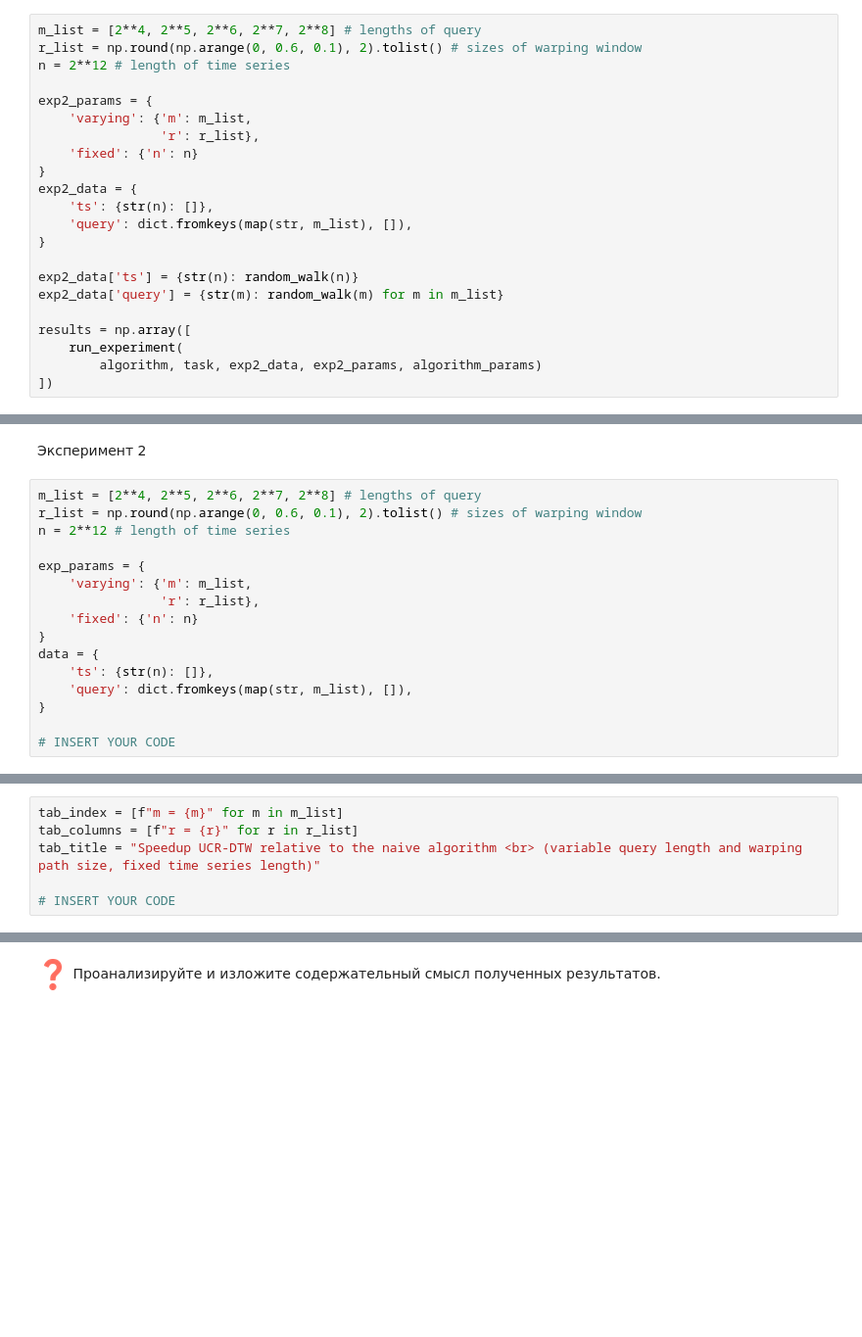
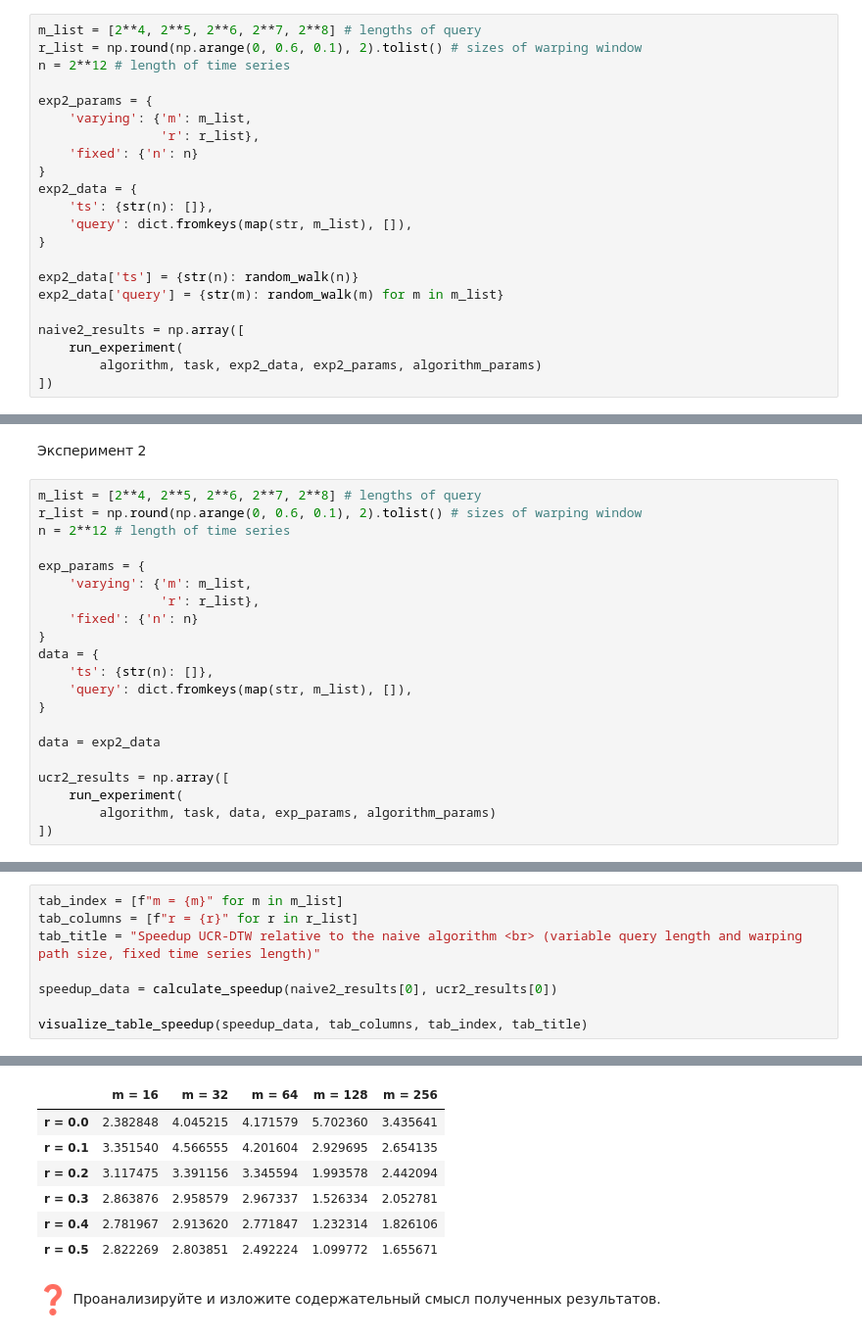
Before and after one commit to foghpp/2024-Ushakov-TimeSeriesCourse, a Jupyter notebook: practice/02 Similarity search/02 Similarity search.ipynb, the cells around one changed output, grey strips where cells are left out. Shown at 98% size. Saved outputs shown, nothing was run; the diff lists cells and outputs as text; blank space fills up the shorter version.

```diff
--- a/practice/02 Similarity search/02 Similarity search.ipynb
+++ b/practice/02 Similarity search/02 Similarity search.ipynb
@@ -451,7 +449,7 @@ exp2_data = {
 exp2_data['ts'] = {str(n): random_walk(n)}
 exp2_data['query'] = {str(m): random_walk(m) for m in m_list}
 
-results = np.array([
+naive2_results = np.array([
     run_experiment(
         algorithm, task, exp2_data, exp2_params, algorithm_params)
 ])
@@ -595,4 +598,9 @@ data = {
     'query': dict.fromkeys(map(str, m_list), []),
 }
 
-# INSERT YOUR CODE
+data = exp2_data
+
+ucr2_results = np.array([
+    run_experiment(
+        algorithm, task, data, exp_params, algorithm_params)
+])
@@ -605,4 +615,7 @@ tab_index = [f"m = {m}" for m in m_list]
 tab_columns = [f"r = {r}" for r in r_list]
 tab_title = "Speedup UCR-DTW relative to the naive algorithm <br> (variable query length and warping path size, fixed time series length)"
 
-# INSERT YOUR CODE
+speedup_data = calculate_speedup(naive2_results[0], ucr2_results[0])
+
+visualize_table_speedup(speedup_data, tab_columns, tab_index, tab_title)
+# %% [output]
@@ -609,3 +624,10 @@ tab_title = "Speedup UCR-DTW relative to the naive algorithm <br> (variable quer
+|  | m = 16 | m = 32 | m = 64 | m = 128 | m = 256 |
+| r = 0.0 | 2.382848 | 4.045215 | 4.171579 | 5.702360 | 3.435641 |
+| r = 0.1 | 3.351540 | 4.566555 | 4.201604 | 2.929695 | 2.654135 |
+| r = 0.2 | 3.117475 | 3.391156 | 3.345594 | 1.993578 | 2.442094 |
+| r = 0.3 | 2.863876 | 2.958579 | 2.967337 | 1.526334 | 2.052781 |
+| r = 0.4 | 2.781967 | 2.913620 | 2.771847 | 1.232314 | 1.826106 |
+| r = 0.5 | 2.822269 | 2.803851 | 2.492224 | 1.099772 | 1.655671 |
 # %% [markdown]
 ![equation.png](embedded-picture-1)
 Проанализируйте и изложите содержательный смысл полученных
```
Also changed, not shown: parts of 39 cells of this notebook, 3 other files.
